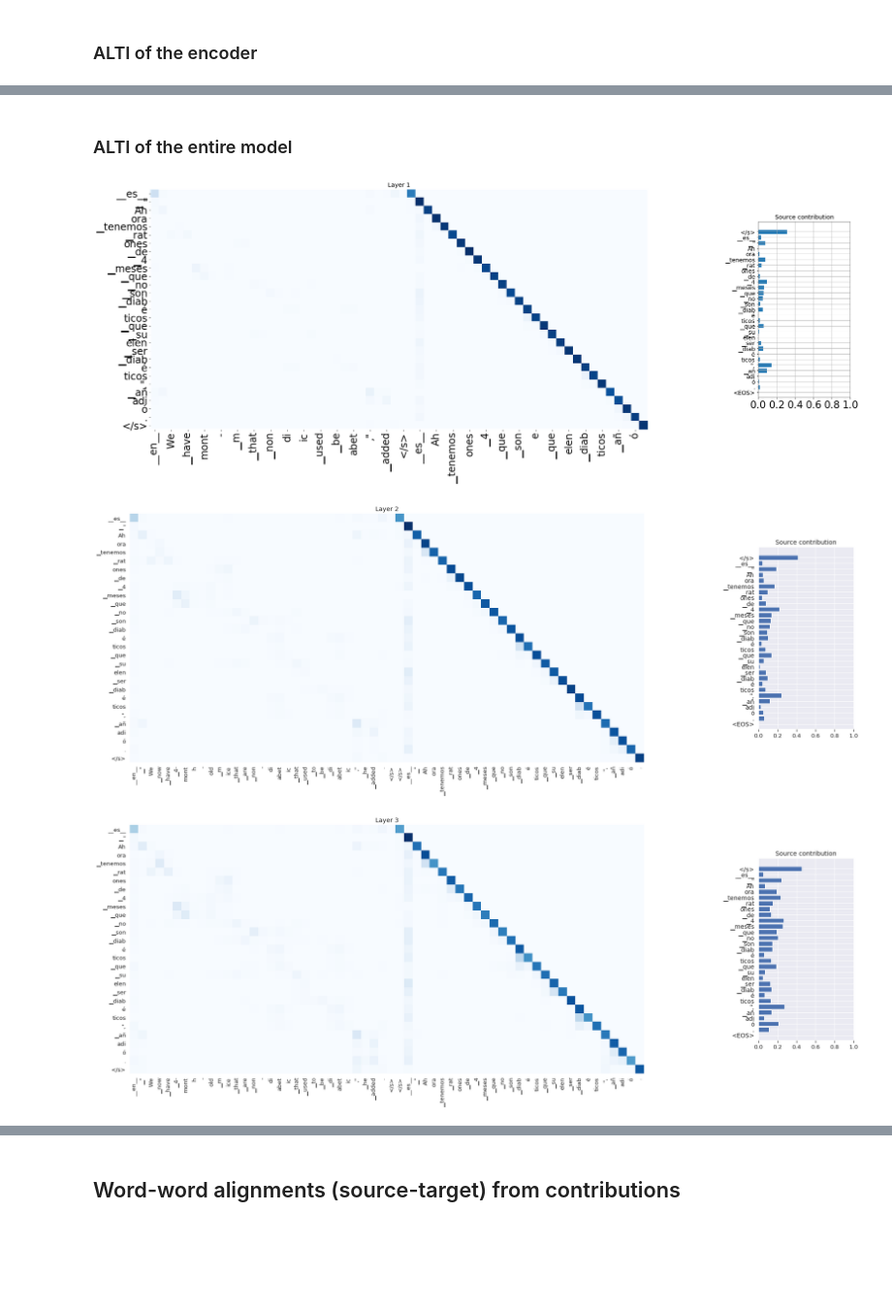
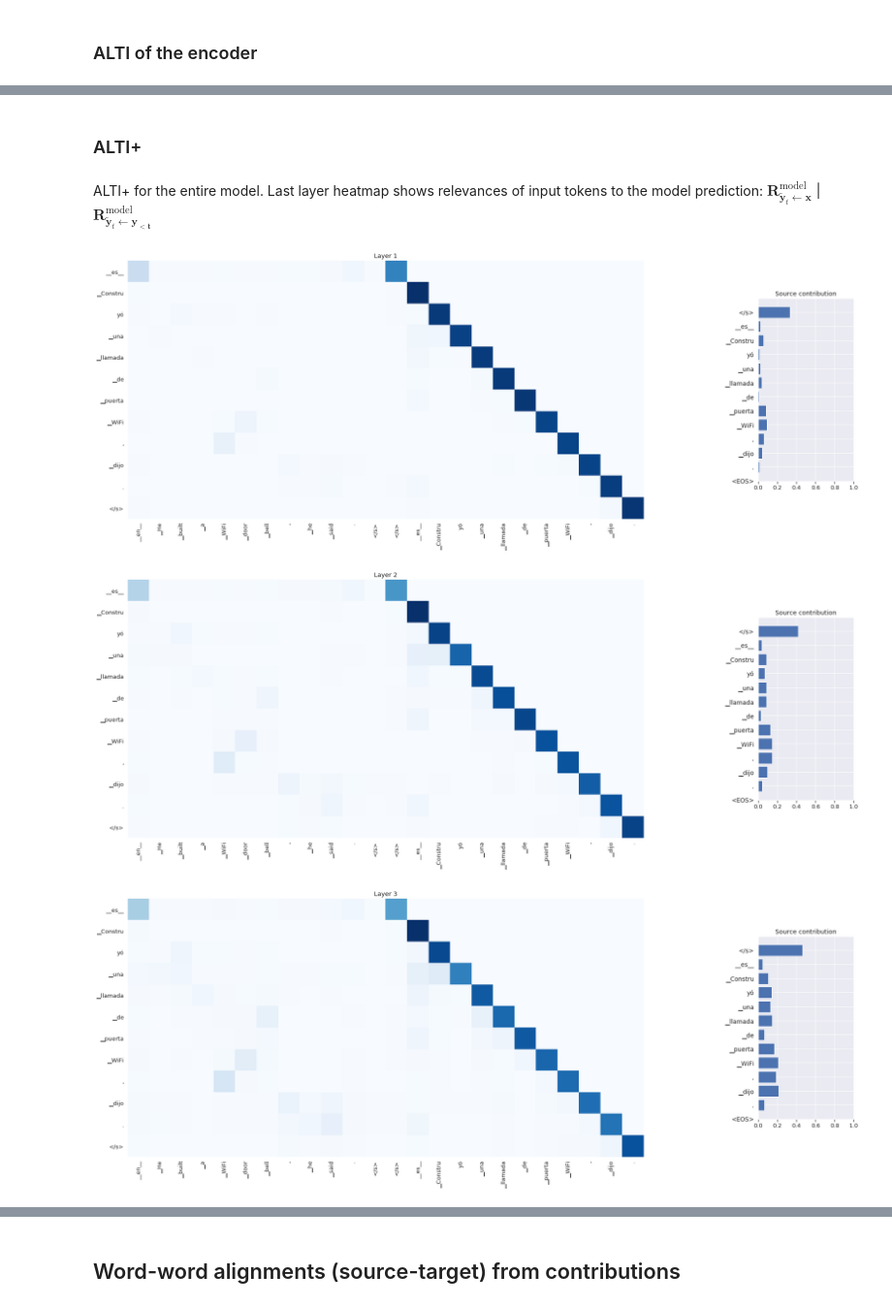
Before and after one commit to mt-upc/transformer-contributions-nmt, a Jupyter notebook: m2m_interpretability.ipynb, the cells around one changed output, grey strips where cells are left out. Shown at 97% size. Cells and saved outputs as stored; diff of their text form; code cells hidden in the pictures; blank space fills up the shorter version.

```diff
--- a/m2m_interpretability.ipynb
+++ b/m2m_interpretability.ipynb
@@ -189,5 +228,5 @@ BEAM SEARCH
 # %%
-source_sentence = [src_lan_token] + src_tok
+source_sentence = src_tok
 target_sentence = tgt_tok
 predicted_sentence = pred_tok
 # %% [markdown]
@@ -241,9 +288,10 @@ plt.xticks(rotation=60);
 # %%
-
-cross_attn_contributions = torch.squeeze(hub.get_contributions(src_tensor_forward,
+cross_attn_contributions = torch.squeeze(hub.get_contributions(src_tensor,
                                         tgt_tensor, 'l1', norm_mode='min_sum',
                                         pre_layer_norm=True)['decoder.encoder_attn'])
 cross_attn_contributions = cross_attn_contributions.detach().cpu().numpy()
+
+layer = 9
 plt.figure(figsize=(12,12))
 
 df = pd.DataFrame(cross_attn_contributions[layer],columns=source_sentence + ['Residual'],index=predicted_sentence)
@@ -255,12 +303,8 @@ s.set_xlabel(r'Encoder outputs | Residual $(\tilde{y}^{s}_{t})$', fontsize=15)
 
 plt.tick_params(axis='both', which='major', labelbottom = True, bottom=False, top = False, labeltop=False);
 plt.xticks(ticks = plt.gca().get_xticks(), labels=source_sentence + [r'Residual $(\tilde{y}^{s}_{t})$'], rotation=60)
-# for i, xtick in enumerate(plt.gca().get_xticklabels()):
-#     plt.gca().get_xticklabels()[i].set_color(green_color)
-#plt.gca().get_xticklabels()[-1].set_color(red_color)
+
 plt.axvline(x = len(source_sentence)+0.98, lw=1.5, linestyle = '--', color = 'grey')# ymin = 0, ymax = 15
 
-#plt.title('Contributions')
-
 print('mean residual',df['Residual'].mean(), 'std', df['Residual'].std())
 # %% [output]
@@ -269,13 +312,0 @@ mean residual 0.95213 std 0.062208507
-# %%
-layer = 0
-
-cross_attn_contributions = torch.squeeze(hub.get_contributions(src_tensor_forward, tgt_tensor, 'l1',
-                                        pre_layer_norm=True, norm_mode='min_sum')['decoder.encoder_attn'])
-cross_attn_contributions = cross_attn_contributions.detach().cpu().numpy()
-plt.figure(figsize=(12,6))
-contrib_matrix = cross_attn_contributions[layer]#[list(range(1,len(cross_attn_contributions[layer])))+[0]]
-
-
-df = pd.DataFrame(contrib_matrix,columns = source_sentence + ['Residual'],index = predicted_sentence)
-sns.set(font_scale=1.2)
-sns.heatmap(df,cmap="Blues",square=True);
@@ -284,41 +313,43 @@ sns.heatmap(df,cmap="Blues",square=True);
 # %% [markdown]
-### ALTI of the entire model
+### ALTI+
+# %% [markdown]
+ALTI+ for the entire model. Last layer heatmap shows relevances of input tokens to the model prediction: $\mathbf{R}^{\text{model}}_{\widetilde{\mathbf{y}}_t \gets \mathbf{x}}$ | $\mathbf{R}^{\text{model}}_{\widetilde{\mathbf{y}}_t \gets \mathbf{\mathbf{y}_{<t}}}$
 # %%
-total_rollout = hub.get_contribution_rollout(src_tensor_forward, tgt_tensor,
+total_alti = hub.get_contribution_rollout(src_tensor, tgt_tensor,
                                             'l1', norm_mode='min_sum',
                                             pre_layer_norm=True)['total']
 # %%
 for layer in range(0,NUM_LAYERS):
 
     fig = plt.figure(figsize=(30, 24))
     gs = GridSpec(3, 4)
     gs.update(wspace=1.2, hspace=0.05)#0.015
     ax_main = plt.subplot(gs[0:3, :3])
     ax_yDist = plt.subplot(gs[1, 3])#, sharey=ax_main)
 
-    contributions_rollout_layer = total_rollout[layer]
+    contributions_rollout_layer = total_alti[layer]
     contributions_rollout_layer_np = contributions_rollout_layer.detach().cpu().numpy()
     df = pd.DataFrame(contributions_rollout_layer_np, columns = source_sentence + target_sentence, index = predicted_sentence)
     sns.set(font_scale=1.2)
     sns.heatmap(df,cmap="Blues",square=True,ax=ax_main,cbar=False)#Reds,center=0
     src_contribution = contributions_rollout_layer_np[:,:src_tensor.size(0)].sum(-1)
 
     df_src_contribution = pd.DataFrame(src_contribution, columns = ['src_contribution'], index = target_sentence)
     #sns.set_style("white")
     ax_yDist.barh(range(0,len(target_sentence)), df_src_contribution.src_contribution, align='center')
     plt.yticks(ticks = range(0,len(tgt_tok + ['<EOS>'])) ,labels = target_sentence + ['<EOS>'],fontsize='14')
     plt.gca().invert_yaxis()
     plt.grid(visible=True)
     ax_yDist.set_xlim(0,1)
 
     ax_main.set_title('Layer ' + str(layer+1))
     ax_yDist.set_title('Source contribution')
     #sns.despine(left=True, bottom=True)
     ax_yDist.xaxis.set_ticks_position("bottom")
     # ax_yDist.xaxis.grid(False)
     # ax_yDist.yaxis.grid(False)
     #plt.gcf().subplots_adjust(bottom=0.2)
 # %% [output]
-[figure, old version]
+[figure, new version]
-[figure, old version]
+[figure, new version]
-[figure, old version]
+[figure, new version]
```
Also changed, not shown: parts of 30 cells of this notebook, 8 other files.
